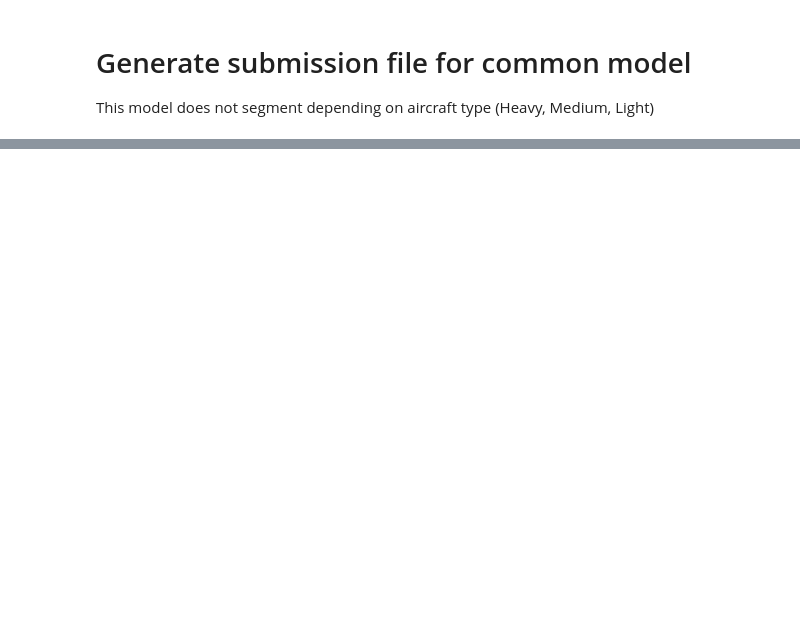
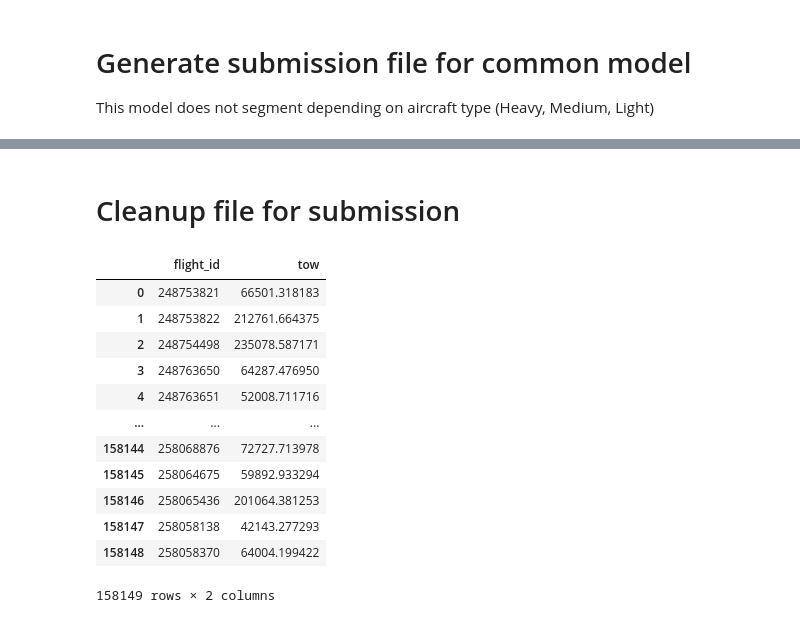
Before and after one commit to PRC-Data-Challenge-2024/team_versatile_yacht, a Jupyter notebook: rf_model.ipynb, the cells around one changed output, grey strips where cells are left out. Drawn from its saved outputs; the diff is of its cells as text; code cells hidden in the pictures; blank space fills up the shorter version.

Commit message:
Cleanup and added additional features

```diff
--- a/rf_model.ipynb
+++ b/rf_model.ipynb
@@ -578,6 +577,7 @@ selected_features = [
     'aircraft_OEW', 'plateau_climb_rate_avg', 'plateau_altitude',
     'aobt_seconds_cos', 'aobt_seconds_sin', 'aobt_days_cos', 'aobt_days_sin',
     'ground_airspeed','ground_wind_speed','wind_track_angle_cos','wind_track_angle_sin',
+    'plateau_wind_track_angle_cos','plateau_wind_track_angle_sin','plateau_wind_direction','plateau_airspeed_angle',
     'aobt_seconds', 'aobt_days', 'country_code_ades_icao', 'country_code_adep_icao',
     'country_code_icao_couple', 'taxi_in', 'aircraft_max_range', 'flown_distance',
     'aircraft_MTOW', 'ratio_flown_distance_max_range'
@@ -599,6 +599,7 @@ def predict_and_calculate_tow(df, model):
 
     # Predict load_ratio
     X = df[selected_features]
+
     df['load_ratio_pred'] = model.predict(X)
 
     # Calculate tow
@@ -610,10 +611,14 @@ print("Current date & time : ", current_datetime)
 # Predict and calculate 'tow' for the entire dataset
 df_final = predict_and_calculate_tow(df_final, model)
 
+submission_file_name='./'+current_datetime+'_final_submission_set_with_tow.csv'
 # Save the final file with the tow predictions
-df_final.to_csv('./'+current_datetime+'_final_submission_set_with_tow.csv', index=False)
+df_final.to_csv(submission_file_name, index=False)
 
-print("The final file with the 'tow' predictions has been saved as 'final_submission_set_with_tow.csv'.")
+print("The final file with the 'tow' predictions has been saved as '{}'.".format(submission_file_name))
+
+print(df_final.columns)
+print(df_final[["flight_id","load_ratio_pred","tow"]])
 # %% [output]
 country_code_adep_icao is missing in data set!!
 country_code_ades_icao is missing in data set!!
@@ -799,7 +677,29 @@ print(out_of_bounds.head())
+# %% [markdown]
+# Cleanup file for submission
 # %%
-df = pd.read_csv('./final_submission_set_with_tow.csv')
+df = pd.read_csv(submission_file_name)
 
-df_submission_final = df[['flight_id', 'tow']]
+df_submission_final = df[['flight_id',
+                           'tow']]
+
+current_datetime = datetime.now().strftime("%Y%m%d_%H%M%S")
+
+submission_file_final_name='./'+current_datetime+'_final_submission_flight_id_tow_only.csv'
 
 # Sauvegarder les résultats dans un nouveau fichier CSV
-df_submission_final.to_csv('./final_subm.csv', index=False)
+df_submission_final.to_csv(submission_file_final_name, index=False)
+df_submission_final
+# %% [output]
+|  | flight_id | tow |
+| 0 | 248753821 | 66501.318183 |
+| 1 | 248753822 | 212761.664375 |
+| 2 | 248754498 | 235078.587171 |
+| 3 | 248763650 | 64287.476950 |
+| 4 | 248763651 | 52008.711716 |
+| ... | ... | ... |
+| 158144 | 258068876 | 72727.713978 |
+| 158145 | 258064675 | 59892.933294 |
+| 158146 | 258065436 | 201064.381253 |
+| 158147 | 258058138 | 42143.277293 |
+| 158148 | 258058370 | 64004.199422 |
+158149 rows × 2 columns
```
Also changed, not shown: parts of 7 cells of this notebook, 2 other files.
